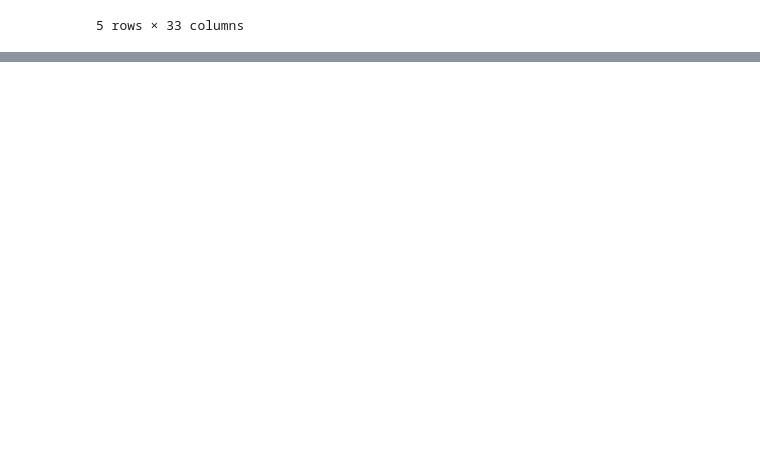
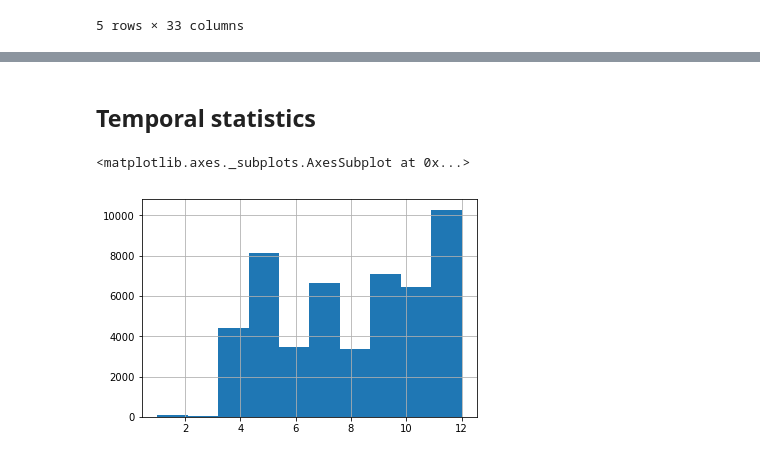
Before and after one commit to valstrl/CSM-project, a Jupyter notebook: CSM-project.ipynb, the cells around one changed output, grey strips where cells are left out. Cells and saved outputs as stored; diff of their text form; code cells hidden in the pictures; blank space fills up the shorter version.

```diff
--- a/CSM-project.ipynb
+++ b/CSM-project.ipynb
@@ -13,3 +16,5 @@ data.head()
 | 3 | {'$oid': '55bbca590a1776527f62dacc'} | NaN | None | 2015-07-31 19:19:53 | NaN | {'symbols': [], 'user_mentions': ... | NaN | ... |
 | 4 | {'$oid': '55bc9c8e0a1776527f62ee4a'} | NaN | None | 2015-08-01 10:16:45 | NaN | {'symbols': [], 'user_mentions': ... | NaN | ... |
 5 rows × 33 columns
+# %%
+data['created_at']= pd.to_datetime(data['created_at'])
@@ -15,0 +35,16 @@ data.head()
+# %% [markdown]
+## Temporal statistics
+# %%
+up_time= pd.DataFrame(columns=['year', 'month','date'])
+up_time['date']=data['created_at']
+
+up_months = pd.to_datetime(data['created_at'],format='%y-%M-%d %H:%M %p').apply(lambda x: x.month)
+up_time['month']=up_months
+
+up_year = pd.to_datetime(data['created_at'],format='%y-%M-%d %H:%M %p').apply(lambda x: x.year)
+up_time['year']=up_year
+
+up_months.hist()
+# %% [output]
+<matplotlib.axes._subplots.AxesSubplot at 0x...>
+[figure, added]
```
Also changed, not shown: parts of 9 cells of this notebook.
